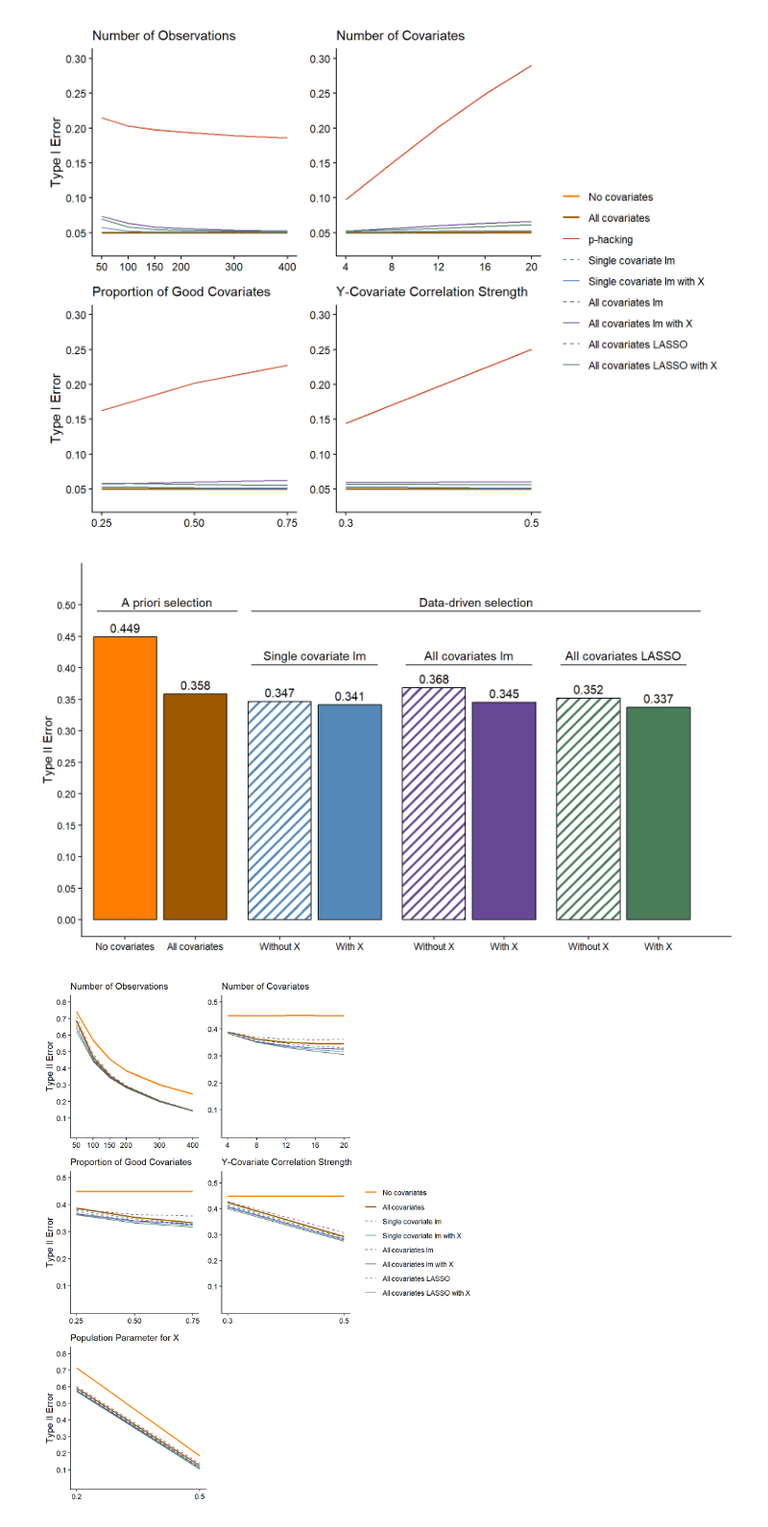
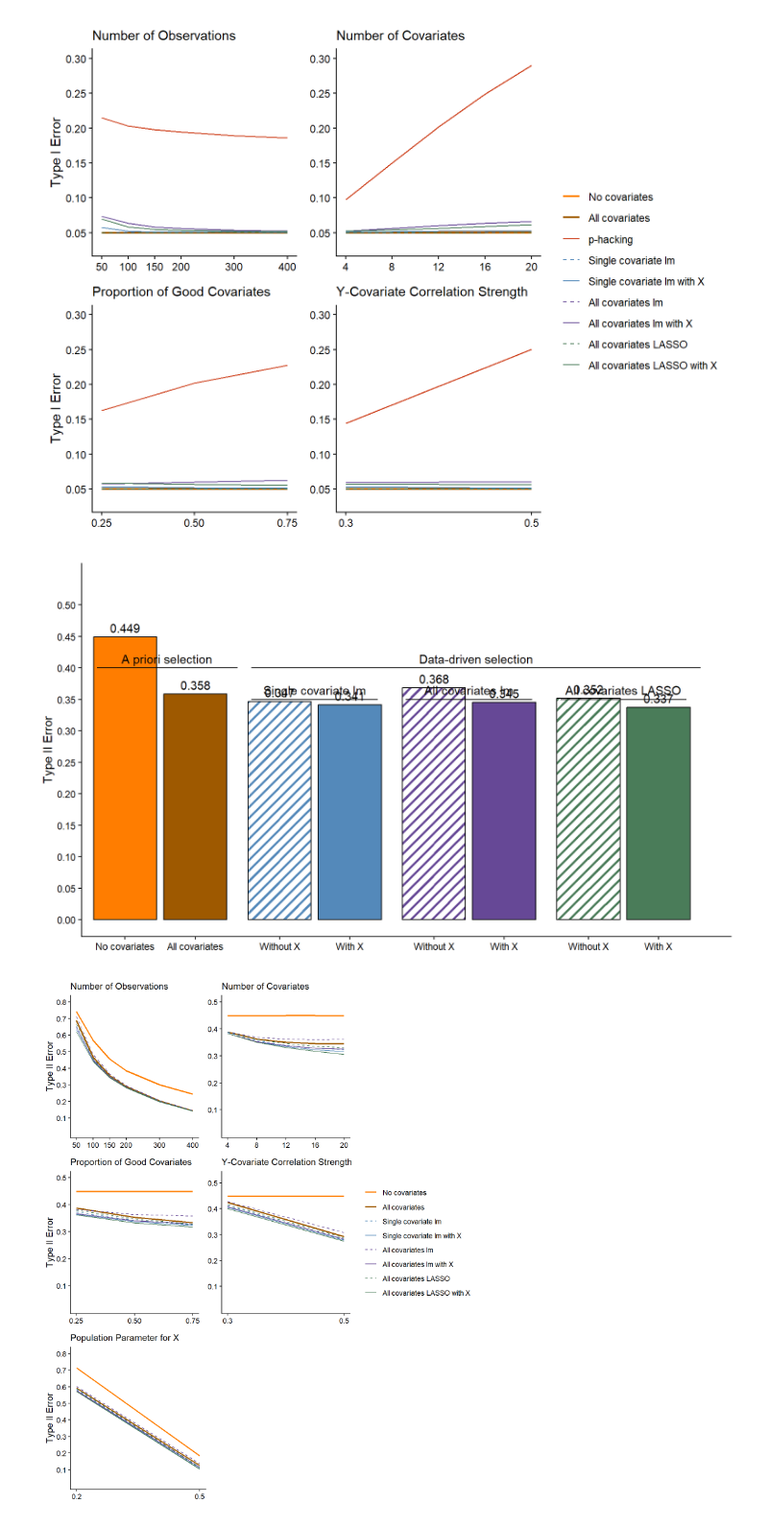
Before and after one commit to jjcurtin/study_cov, a Jupyter notebook: notebooks/mak_figures.out.ipynb, the cells around one changed output. Shown at 96% size. Drawn from its saved outputs; the diff is of its cells as text; code cells hidden in the pictures.

```diff
--- a/notebooks/mak_figures.out.ipynb
+++ b/notebooks/mak_figures.out.ipynb
@@ -264,17 +219,20 @@ rm(d_0)
 # %%
 
-d_02 <- rbind(d_02, d_05)
-
-rm(d_05)
-
-d_all <- d_02 |>
-  filter(method != "p-hacking")
-
-rm(d_02)
-
-type_II_summary <- d_all |>
+type_II_summary <- d_02 |>
+  bind_rows(d_05) |>
+  filter(method != "p-hacking") |>
   group_by(method) |>
-  summarise(type_II = mean(p_value >= 0.05))
+  summarise(type_II = mean(type_II, .groups = "drop")) |>
+  mutate(group = case_match(method,
+                            "p-hacking" ~ "p-hacking",
+                            "No covariates" ~ "No selection",
+                            "All covariates" ~ "No selection",
+                            "Single covariate lm" ~ "Single covariate lm",
+                            "Single covariate lm with X" ~ "Single covariate lm",
+                            "All covariates lm" ~ "All covariates lm",
+                            "All covariates lm with X" ~ "All covariates lm",
+                            "All covariates LASSO" ~ "All covariates LASSO",
+                            "All covariates LASSO with X" ~ "All covariates LASSO"))
 
 # ---- Parameters
 gap_after_idx <- c(2, 4, 6)
@@ -310,7 +268,7 @@ segment_labels <- tibble::tibble(
         mean(c(2.8, 4.6)),
         mean(c(5, 6.8)),
         mean(c(7.2, 9))),
-  y = c(.49, .49, .405, .405, .405) + 0.015,
+  y = c(.40, .40, .35, .35, .35) + 0.015,
   label = c("A priori selection", "Data-driven selection", "Single covariate lm", "All covariates lm", "All covariates LASSO")
 )
 
@@ -328,37 +286,37 @@ ggplot(
     pattern_density = 0.6,
     pattern_spacing = 0.02,
     color = "black"
   ) +
-  geom_segment(aes(y = .49, x = .6, xend = 2.6)) +
-  geom_segment(aes(y = .49, x = 2.8, xend = 9.2)) +
-  geom_segment(aes(y = .405, x = 2.8, xend = 4.6)) +
-  geom_segment(aes(y = .405, x = 5, xend = 6.8)) +
-  geom_segment(aes(y = .405, x = 7.2, xend = 9)) +
+  geom_segment(aes(y = .40, x = .6, xend = 2.6)) +
+  geom_segment(aes(y = .40, x = 2.8, xend = 9.2)) +
+  geom_segment(aes(y = .35, x = 2.8, xend = 4.6)) +
+  geom_segment(aes(y = .35, x = 5, xend = 6.8)) +
+  geom_segment(aes(y = .35, x = 7.2, xend = 9)) +
   geom_text(
     aes(label = sprintf("%.3f", type_II)),
     vjust = -0.5
   ) +
   geom_text(
     data = segment_labels,
     aes(x = x, y = y, label = label),
     inherit.aes = FALSE
   ) +
   labs(x = NULL, y = "Type II Error") +
   scale_y_continuous(
     limits = c(0, max(type_II_summary$type_II) * 1.2),
     breaks = seq(0, max(type_II_summary$type_II) * 1.2, by = 0.05)
   ) +
   # numeric x with custom breaks/labels; gaps are just extra space between positions
   scale_x_continuous(
     breaks = x_breaks,
     labels = x_labels,
     expand = expansion(mult = c(0.02, 0.05))  # trim extra margin if you like
   ) +
   scale_pattern_manual(values = method_patterns) +
   scale_fill_manual(values = method_colors) +
   theme(
     legend.position = "none"
   )
 # %% [output]
-[figure, old version]
+[figure, new version]
 # %%
```
Also changed, not shown: parts of 9 cells of this notebook, 17 other files.
